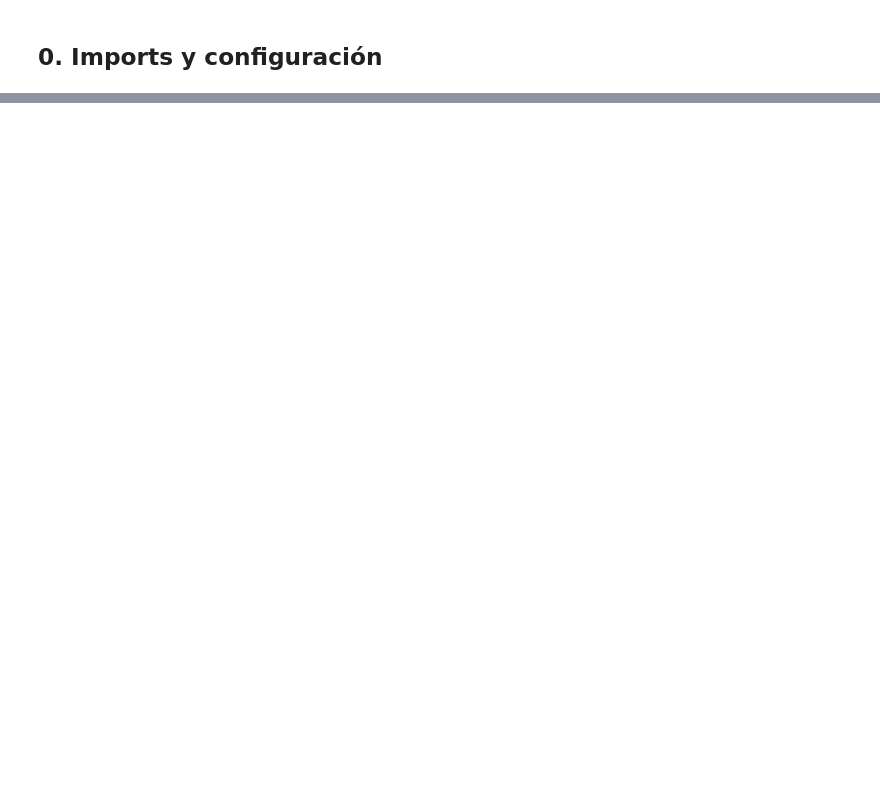
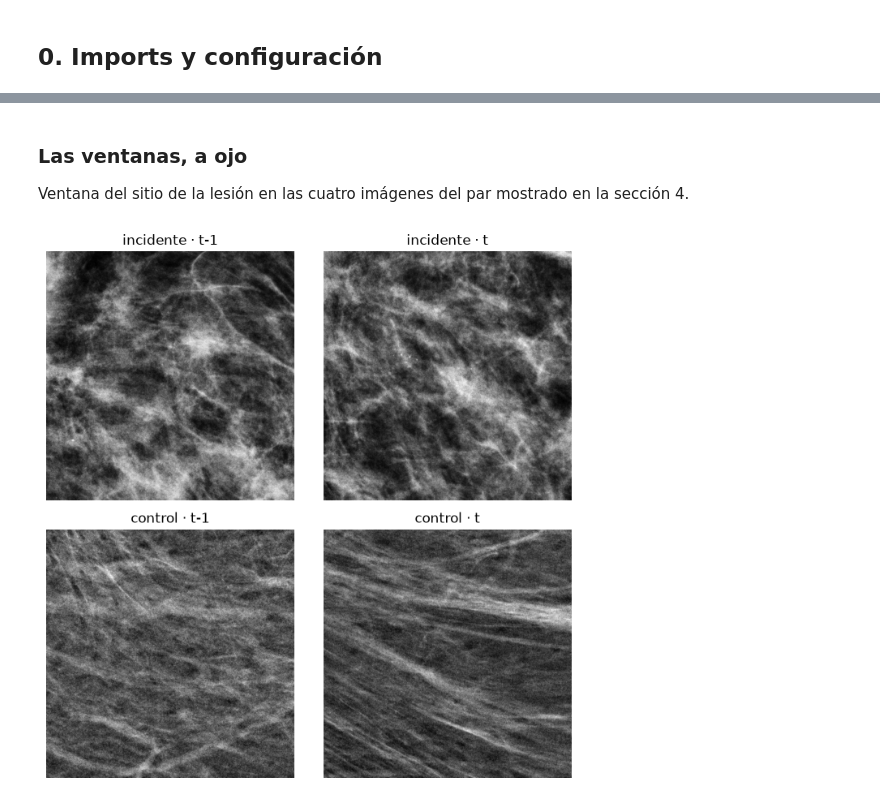
Before and after one commit to nickhernd/mammoviz-tda, a Jupyter notebook: notebooks/03_embed_longitudinal.ipynb, the cells around one changed output, grey strips where cells are left out. Cells and saved outputs as stored; diff of their text form; code cells hidden in the pictures; blank space fills up the shorter version.

```diff
--- a/notebooks/03_embed_longitudinal.ipynb
+++ b/notebooks/03_embed_longitudinal.ipynb
@@ -431,0 +306,26 @@ Siguientes pasos razonables:
+# %% [markdown]
+### Las ventanas, a ojo
+
+Ventana del sitio de la lesión en las cuatro imágenes del par mostrado en la
+sección 4.
+# %%
+from src.local_topology import map_point, window_around
+
+def ventanas(fila_ref, fila):
+    r_ref, c_ref = rois[int(fila_ref["empi_anon"])]
+    bbox_ref = ls._full_bbox(read_dicom_gray(ROOT / fila_ref["path_t1"]))
+    out = []
+    for col in ("path_t0", "path_t1"):
+        a = read_dicom_gray(ROOT / fila[col])
+        r, c = map_point(r_ref, c_ref, bbox_ref, ls._full_bbox(a))
+        out.append(window_around(a, r, c, ls.HALF))
+    return out
+
+fig, axes = plt.subplots(2, 2, figsize=(7, 7))
+for i, fila in enumerate([caso, control]):
+    for j, (win, t) in enumerate(zip(ventanas(caso, fila), ["t-1", "t"])):
+        axes[i, j].imshow(win, cmap="gray"); axes[i, j].axis("off")
+        axes[i, j].set_title(f"{fila['kind']} · {t}")
+plt.tight_layout(); plt.show()
+# %% [output]
+[figure, added]
```
Also changed, not shown: parts of 61 cells of this notebook, 3 other files.
